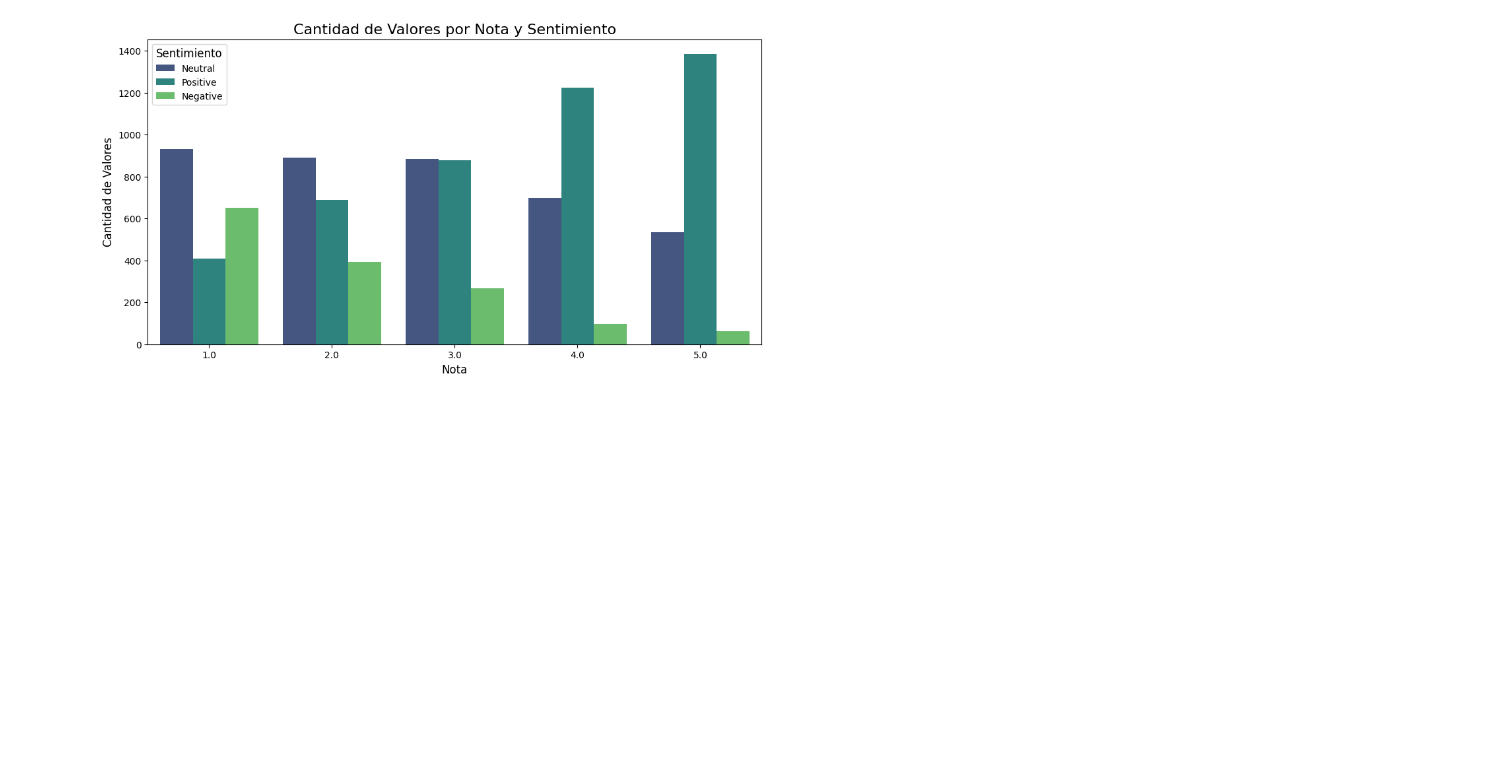
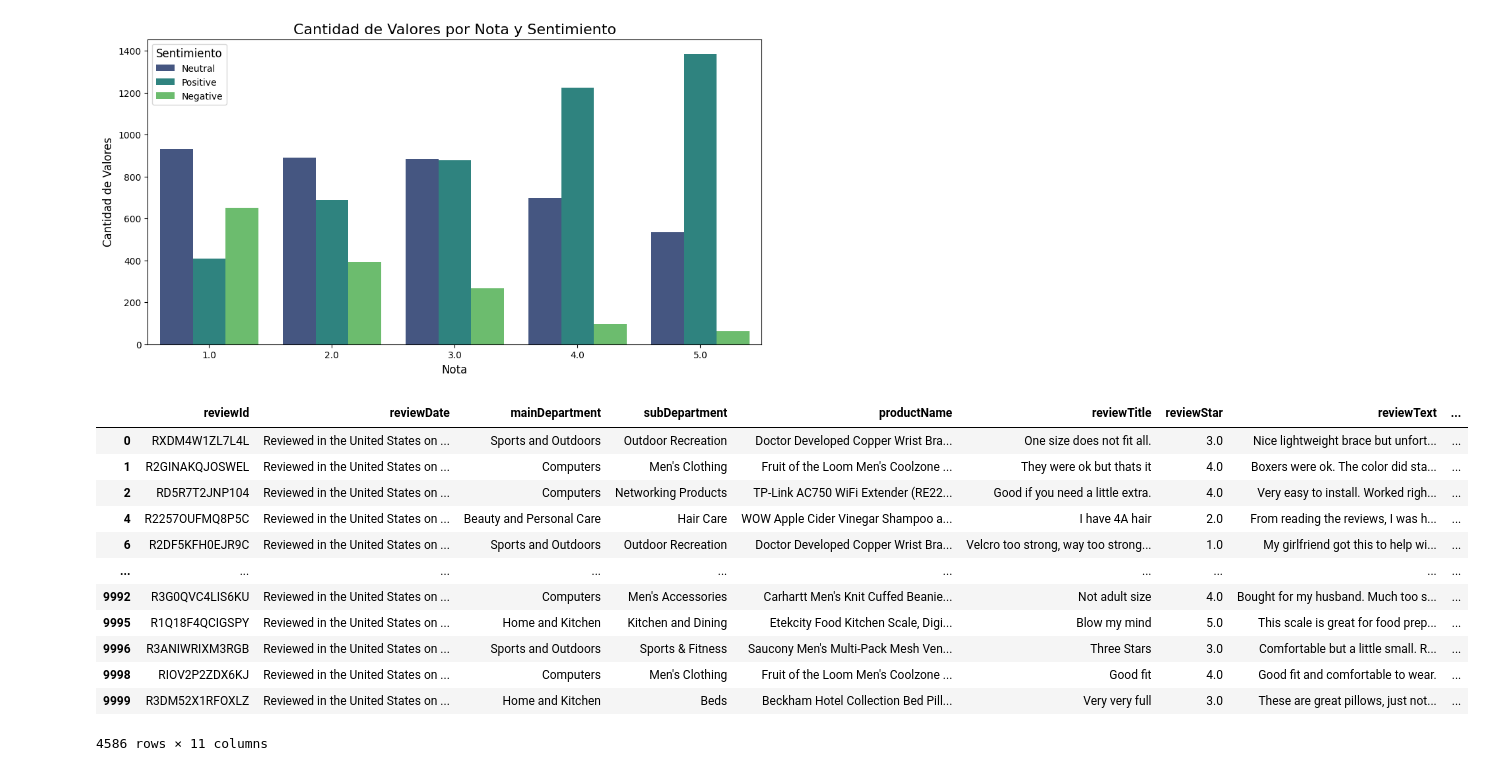
Before and after one commit to SrAlcast/11.2.Procesamiento_lenguaje_natural, a Jupyter notebook: notebooks/laboratorio NLP.ipynb, the cells around one changed output. Saved outputs shown, nothing was run; the diff lists cells and outputs as text; code cells hidden in the pictures; blank space fills up the shorter version.

```diff
--- a/notebooks/laboratorio NLP.ipynb
+++ b/notebooks/laboratorio NLP.ipynb
@@ -339,3 +339,20 @@ plt.legend(title='Sentimiento', fontsize=10, title_fontsize=12)
 plt.show()
 # %% [output]
 [figure]
+# %%
+df_positive=df[df["sentiment"]=="Positive"]
+df_positive
+# %% [output]
+|  | reviewId | reviewDate | mainDepartment | subDepartment | productName | reviewTitle | reviewStar | reviewText | ... |
+| 0 | RXDM4W1ZL7L4L | Reviewed in the United States on ... | Sports and Outdoors | Outdoor Recreation | Doctor Developed Copper Wrist Bra... | One size does not fit all. | 3.0 | Nice lightweight brace but unfort... | ... |
+| 1 | R2GINAKQJOSWEL | Reviewed in the United States on ... | Computers | Men's Clothing | Fruit of the Loom Men's Coolzone ... | They were ok but thats it | 4.0 | Boxers were ok. The color did sta... | ... |
+| 2 | RD5R7T2JNP104 | Reviewed in the United States on ... | Computers | Networking Products | TP-Link AC750 WiFi Extender (RE22... | Good if you need a little extra. | 4.0 | Very easy to install. Worked righ... | ... |
+| 4 | R2257OUFMQ8P5C | Reviewed in the United States on ... | Beauty and Personal Care | Hair Care | WOW Apple Cider Vinegar Shampoo a... | I have 4A hair | 2.0 | From reading the reviews, I was h... | ... |
+| 6 | R2DF5KFH0EJR9C | Reviewed in the United States on ... | Sports and Outdoors | Outdoor Recreation | Doctor Developed Copper Wrist Bra... | Velcro too strong, way too strong... | 1.0 | My girlfriend got this to help wi... | ... |
+| ... | ... | ... | ... | ... | ... | ... | ... | ... | ... |
+| 9992 | R3G0QVC4LIS6KU | Reviewed in the United States on ... | Computers | Men's Accessories | Carhartt Men's Knit Cuffed Beanie... | Not adult size | 4.0 | Bought for my husband. Much too s... | ... |
+| 9995 | R1Q18F4QCIGSPY | Reviewed in the United States on ... | Home and Kitchen | Kitchen and Dining | Etekcity Food Kitchen Scale, Digi... | Blow my mind | 5.0 | This scale is great for food prep... | ... |
+| 9996 | R3ANIWRIXM3RGB | Reviewed in the United States on ... | Sports and Outdoors | Sports & Fitness | Saucony Men's Multi-Pack Mesh Ven... | Three Stars | 3.0 | Comfortable but a little small. R... | ... |
+| 9998 | RIOV2P2ZDX6KJ | Reviewed in the United States on ... | Computers | Men's Clothing | Fruit of the Loom Men's Coolzone ... | Good fit | 4.0 | Good fit and comfortable to wear. | ... |
+| 9999 | R3DM52X1RFOXLZ | Reviewed in the United States on ... | Home and Kitchen | Beds | Beckham Hotel Collection Bed Pill... | Very very full | 3.0 | These are great pillows, just not... | ... |
+4586 rows × 11 columns
```
Also changed, not shown: parts of 3 cells of this notebook.
